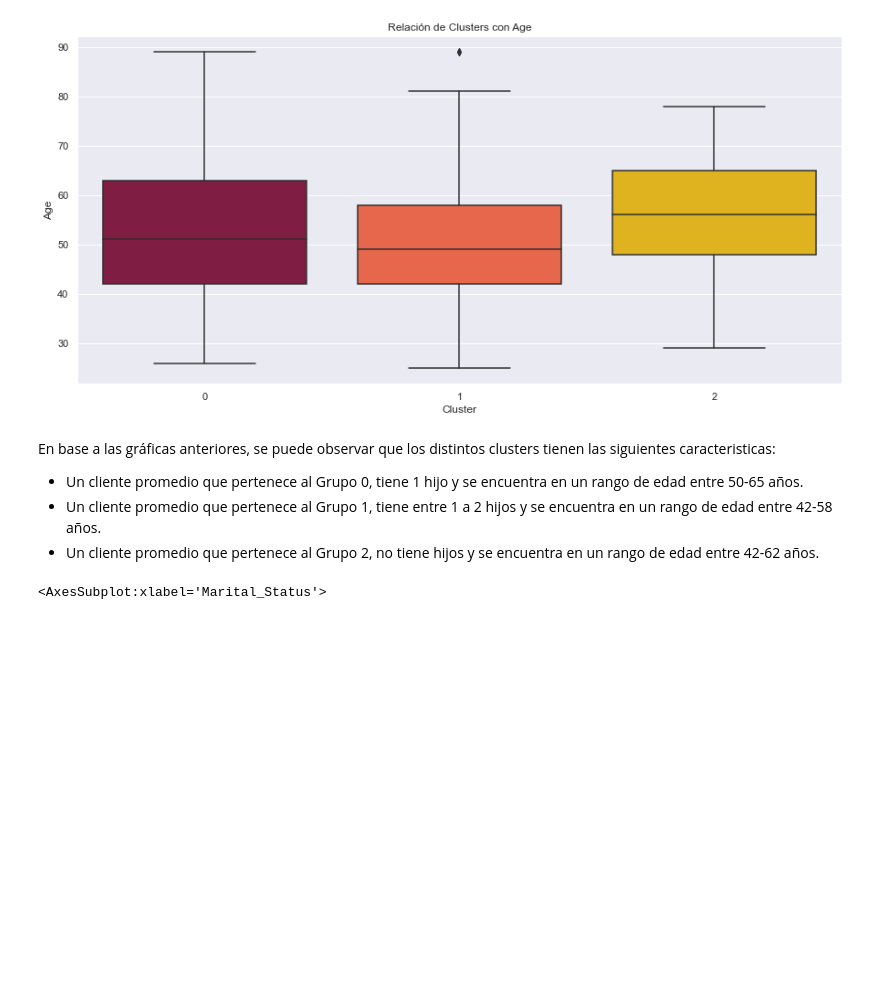
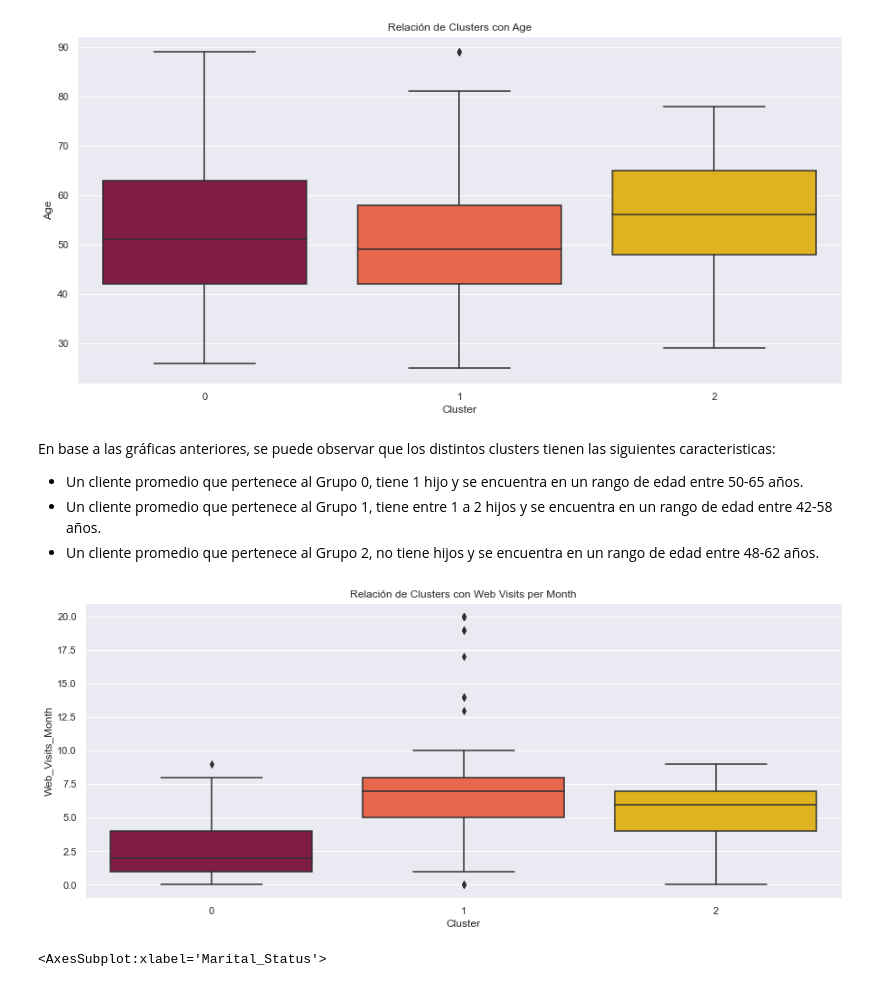
Before and after one commit to AndresGamboaBaldi/DataScience, a Jupyter notebook: CustomerAnalysis_Bustillos_Gamboa_Lopez_Quelali.ipynb, the cells around one changed output. Saved outputs shown, nothing was run; the diff lists cells and outputs as text; code cells hidden in the pictures; blank space fills up the shorter version.

```diff
--- a/CustomerAnalysis_Bustillos_Gamboa_Lopez_Quelali.ipynb
+++ b/CustomerAnalysis_Bustillos_Gamboa_Lopez_Quelali.ipynb
@@ -547,7 +547,14 @@ En base a las gráficas anteriores, se puede observar que los distintos clusters
 
 * Un cliente promedio que pertenece al Grupo 0, tiene 1 hijo y se encuentra en un rango de edad entre 50-65 años.
 * Un cliente promedio que pertenece al Grupo 1, tiene entre 1 a 2 hijos y se encuentra en un rango de edad entre 42-58 años.
-* Un cliente promedio que pertenece al Grupo 2, no tiene hijos y se encuentra en un rango de edad entre 42-62 años.
+* Un cliente promedio que pertenece al Grupo 2, no tiene hijos y se encuentra en un rango de edad entre 48-62 años.
+# %%
+plt.figure(figsize=(15,6))
+pl=sns.boxplot(x=data_to_plot["Cluster"], y=data_to_plot["Web_Visits_Month"], palette=pal)
+plt.title('Relación de Clusters con Web Visits per Month')
+plt.show()
+# %% [output]
+[figure, added]
 # %%
 plt.figure(figsize=(15,7))
 data_to_plot.groupby(['Education','Cluster']).size().unstack(level=1).plot(kind = 'bar')
```
Also changed, not shown: parts of 10 cells of this notebook.
